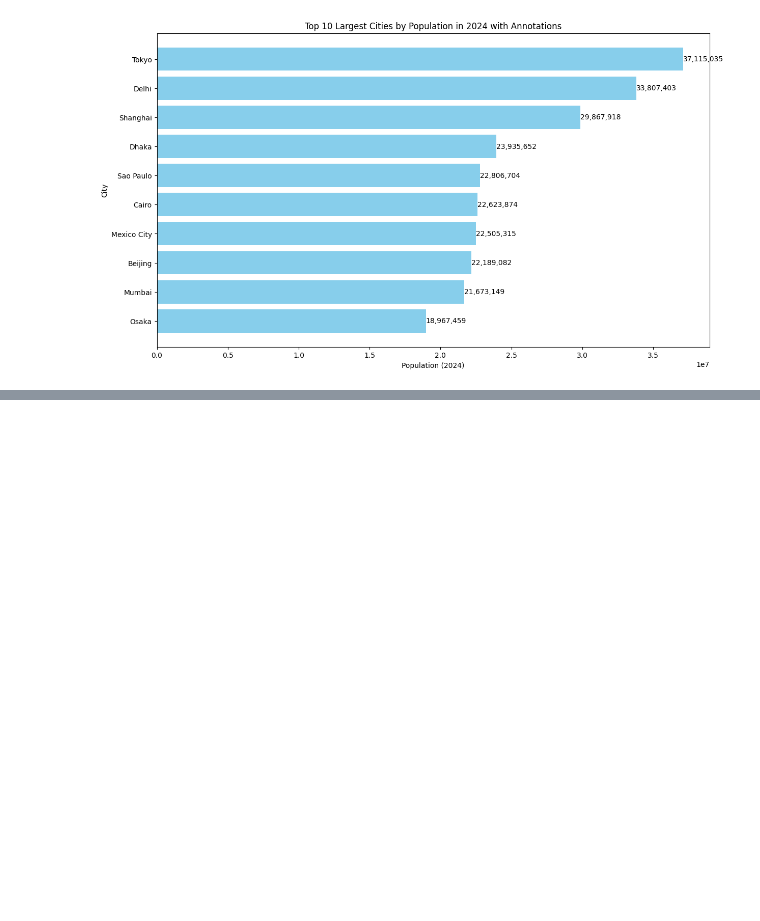
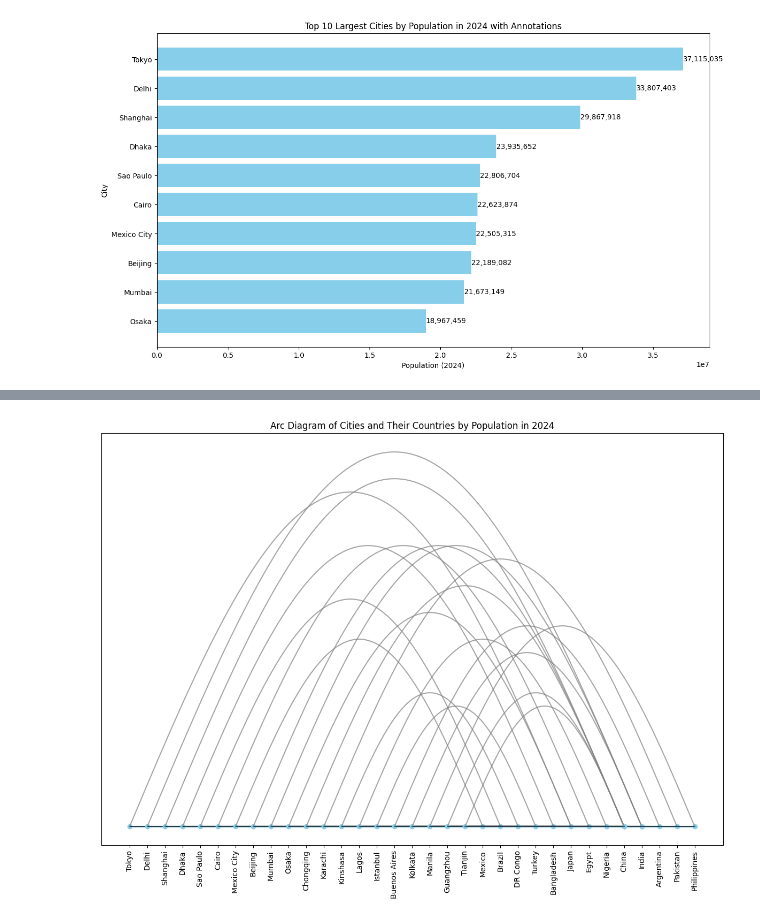
Before and after one commit to hasanenesguray/Data-Science-Projects, a Jupyter notebook: Data Analysis/Top Cities by Population/3D Population Insights - Top Cities 2024.ipynb, the cells around one changed output, grey strips where cells are left out. Drawn from its saved outputs; the diff is of its cells as text; code cells hidden in the pictures; blank space fills up the shorter version.

```diff
--- a/Data Analysis/Top Cities by Population/3D Population Insights - Top Cities 2024.ipynb
+++ b/Data Analysis/Top Cities by Population/3D Population Insights - Top Cities 2024.ipynb
@@ -118,0 +120,30 @@ TypeError: '_AxesStack' object is not callable
+# %%
+import matplotlib.pyplot as plt
+import numpy as np
+
+top_20_cities = df.sort_values(by='Population (2024)', ascending=False).head(20)
+cities = top_20_cities['City'].tolist()
+countries = top_20_cities['Country'].tolist()
+
+nodes = cities + list(set(countries))
+nodes_positions = {node: i for i, node in enumerate(nodes)}
+
+edges = [(row['City'], row['Country']) for _, row in top_20_cities.iterrows()]
+
+plt.figure(figsize=(15, 10))
+for start, end in edges:
+    start_pos = nodes_positions[start]
+    end_pos = nodes_positions[end]
+    plt.plot([start_pos, end_pos], [0, 0], 'ro-', lw=2, markersize=6, color='skyblue')
+    plt.plot([start_pos, end_pos], [0, 0], 'k', alpha=0.7)
+    arc_height = abs(end_pos - start_pos) / 2
+    x = np.linspace(start_pos, end_pos, 500)
+    y = np.sin((x - start_pos) / (end_pos - start_pos) * np.pi) * arc_height
+    plt.plot(x, y, color='gray', alpha=0.7)
+
+plt.xticks(range(len(nodes)), nodes, rotation=90)
+plt.yticks([])
+plt.title('Arc Diagram of Cities and Their Countries by Population in 2024')
+plt.show()
+# %% [output]
+[figure, added]
```
Also changed, not shown: parts of 1 cell of this notebook.
